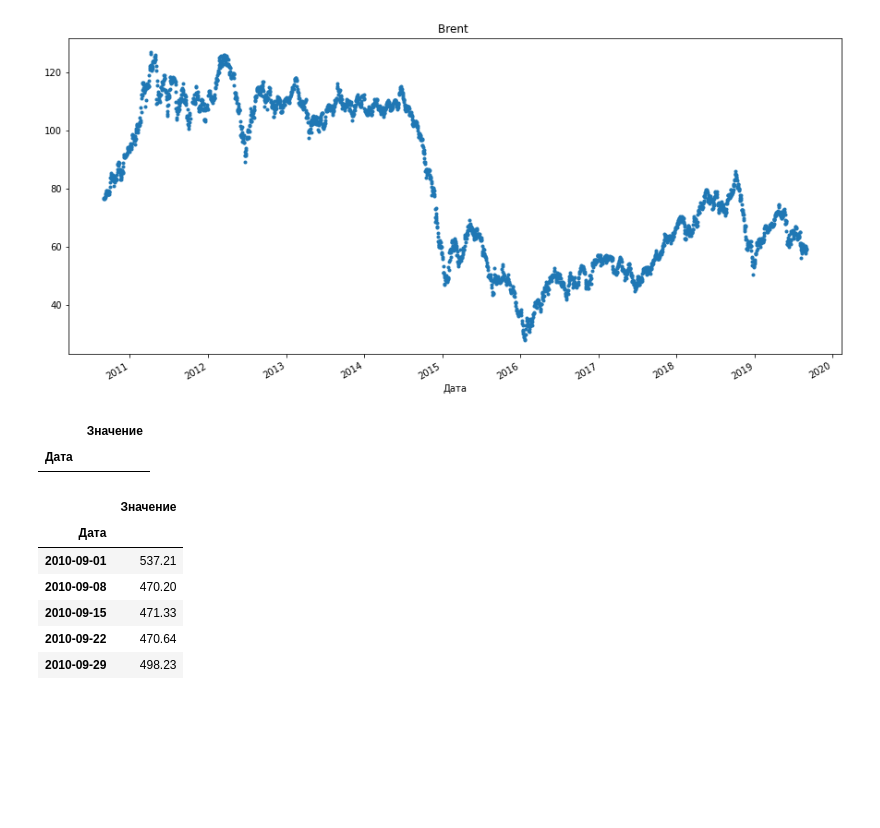
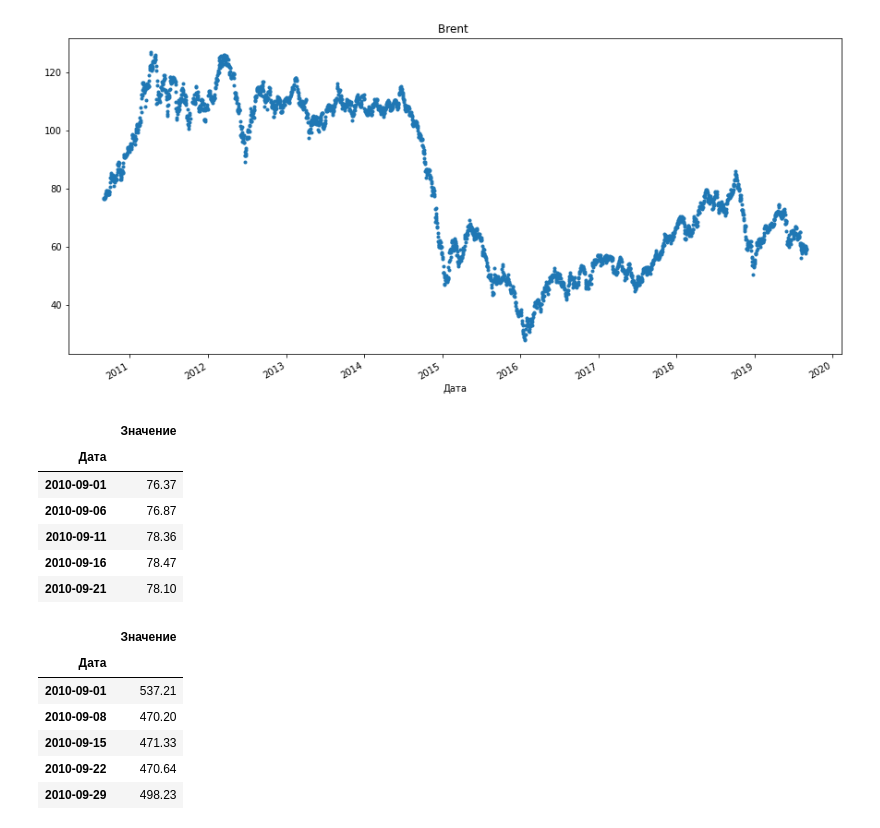
Before and after one commit to tefi007/Homework, a Jupyter notebook: Lesson_time_series/Lesson_1/Lesson_1_time_series.ipynb, the cells around one changed output. Cells and saved outputs as stored; diff of their text form; code cells hidden in the pictures; blank space fills up the shorter version.

```diff
--- a/Lesson_time_series/Lesson_1/Lesson_1_time_series.ipynb
+++ b/Lesson_time_series/Lesson_1/Lesson_1_time_series.ipynb
@@ -182,10 +184,15 @@ brent_data['Значение'].plot( style='.', figsize=( 15, 7 ), title='Brent
 <matplotlib.axes._subplots.AxesSubplot at 0x...>
 [figure]
 # %%
-brent_data.asfreq('5D', method ='pad').head(10)
+brent_data.resample("D").mean().asfreq('5D', method ='pad').head()
 # %% [output]
 |  | Значение |
 | Дата |  |
+| 2010-09-01 | 76.37 |
+| 2010-09-06 | 76.87 |
+| 2010-09-11 | 78.36 |
+| 2010-09-16 | 78.47 |
+| 2010-09-21 | 78.10 |
 # %%
 # ресемплинг по неделям
 brent_data_7D = brent_data.resample("7D").sum().head(10)
```
Also changed, not shown: parts of 5 cells of this notebook.
